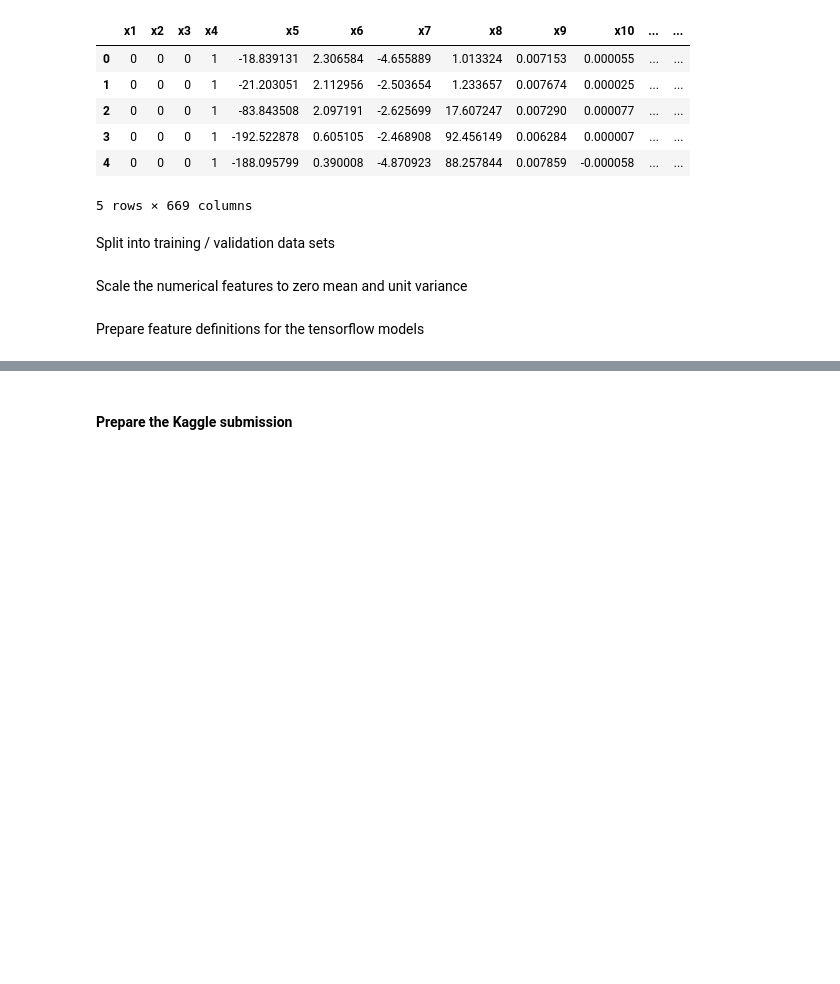
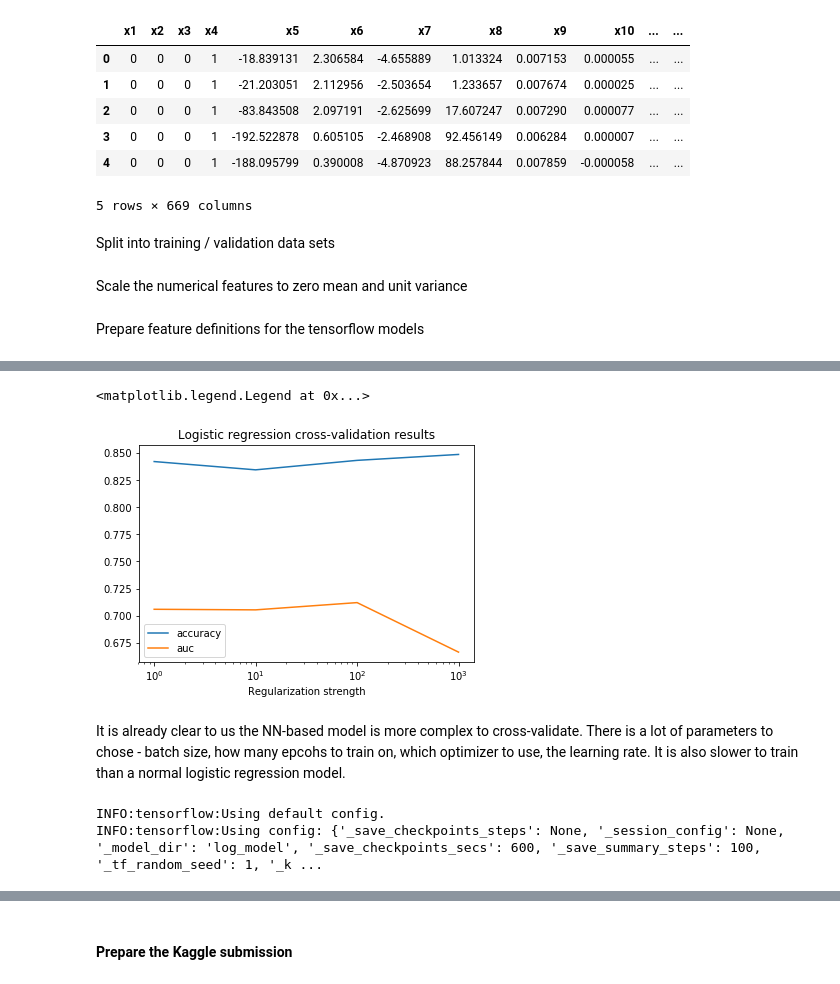
Before and after one commit to adubitskiy/csci82, a Jupyter notebook: hw4/HW3_using-NN.ipynb, the cells around one changed output, grey strips where cells are left out. Cells and saved outputs as stored; diff of their text form; code cells hidden in the pictures; blank space fills up the shorter version.

```diff
--- a/hw4/HW3_using-NN.ipynb
+++ b/hw4/HW3_using-NN.ipynb
@@ -56,7 +58,7 @@ Test data has 1732 observations with 669 features
 # %% [markdown]
 Split into training / validation data sets
 # %%
-train_df, valid_df = train_test_split(train_df, stratify = train_df.output, test_size = 0.10, random_state=100)
+train_df, valid_df = train_test_split(train_df, stratify = train_df.output, test_size = 0.20, random_state=100)
 # %%
 train_df = train_df.copy().reset_index(drop = True)
 y_train = train_df.output
@@ -125,0 +131,18 @@ Validation data has 459 observations with 669 features
+# %%
+results = []
+regularization = [1.0, 10.0, 100.0, 1000.0]
+
+for l1_r in regularization:
+    shutil.rmtree('tmp_model',  ignore_errors=True)
+    m = tf.estimator.LinearClassifier(
+        model_dir = 'tmp_model',
+        optimizer=tf.train.FtrlOptimizer(learning_rate=0.01, l1_regularization_strength=l1_r),
+        feature_columns = numerical_features + categorical_features + crossed_features
+    )
+    m = m.train(
+        input_fn=tf.estimator.inputs.pandas_input_fn(
+            x = X_train, y = y_train, batch_size = 256, num_epochs = 10, shuffle = True))
+    r = m.evaluate(
+        input_fn=tf.estimator.inputs.pandas_input_fn(
+            x = X_valid, y = y_valid, batch_size = 256, num_epochs = 1, shuffle = False))
+    results.append(r)
@@ -126 +170,25 @@ Validation data has 459 observations with 669 features
+# %%
+plt.plot(regularization, accuracy, label='accuracy')
+plt.plot(regularization, auc, label='auc')
+plt.xlabel('Regularization strength')
+plt.xscale('log')
+plt.title('Logistic regression cross-validation results')
+plt.legend()
+# %% [output]
+<matplotlib.legend.Legend at 0x...>
+[figure, added]
+# %% [markdown]
+It is already clear to us the NN-based model is more complex to cross-validate. There is a lot of parameters to chose - batch size, how many epcohs to train on, which optimizer to use, the learning rate. It is also slower to train than a normal logistic regression model.
+# %%
+shutil.rmtree('log_model',  ignore_errors=True)
+
+log_model = tf.estimator.LinearClassifier(
+    model_dir = 'log_model',
+    # best regularization parameter from the cross-validation
+    optimizer=tf.train.FtrlOptimizer(learning_rate=0.1, l1_regularization_strength=100.),
+    feature_columns = numerical_features + categorical_features + crossed_features
+)
+# %% [output]
+INFO:tensorflow:Using default config.
+INFO:tensorflow:Using config: {'_save_checkpoints_steps': None, '_session_config': None, '_model_dir': 'log_model', '_save_checkpoints_secs': 600, '_save_summary_steps': 100, '_tf_random_seed': 1, '_k ...
 # %%
```
Also changed, not shown: parts of 87 cells of this notebook.
